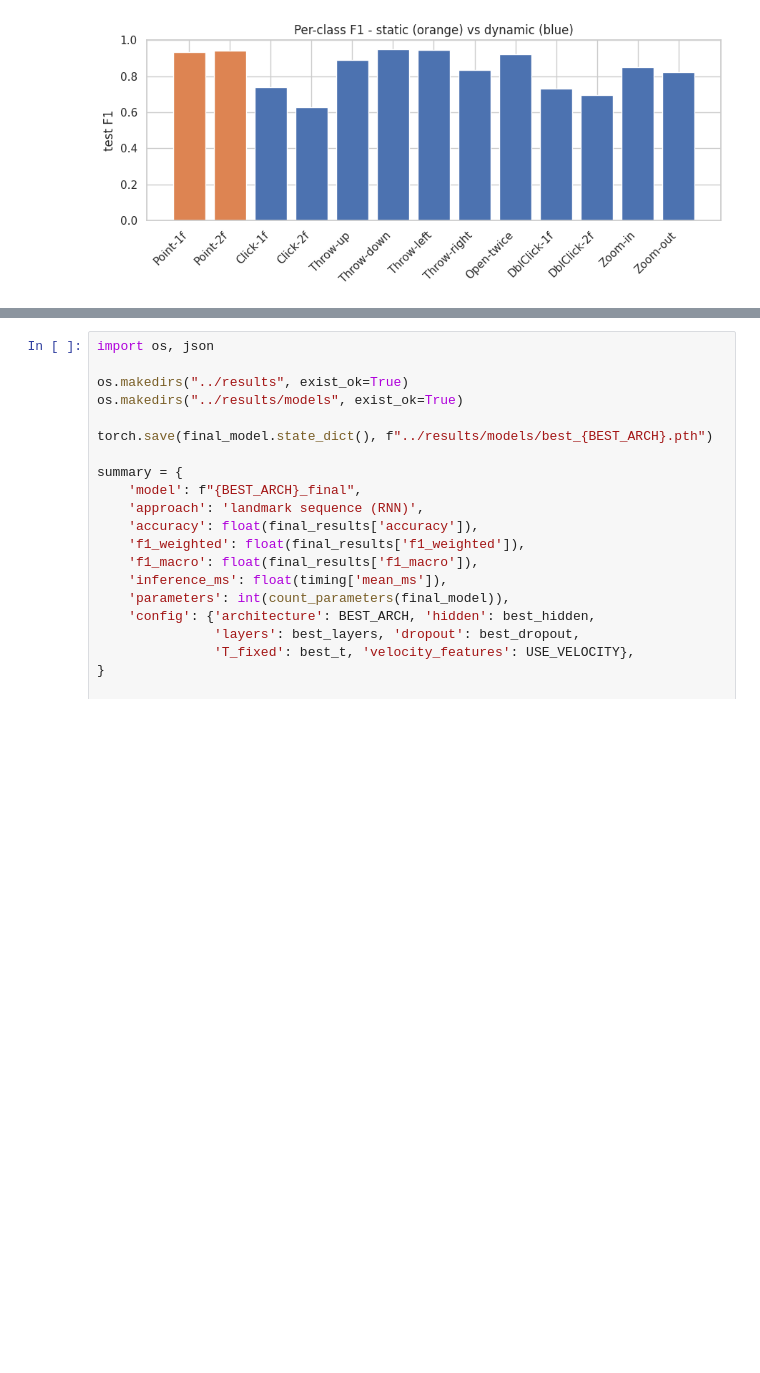
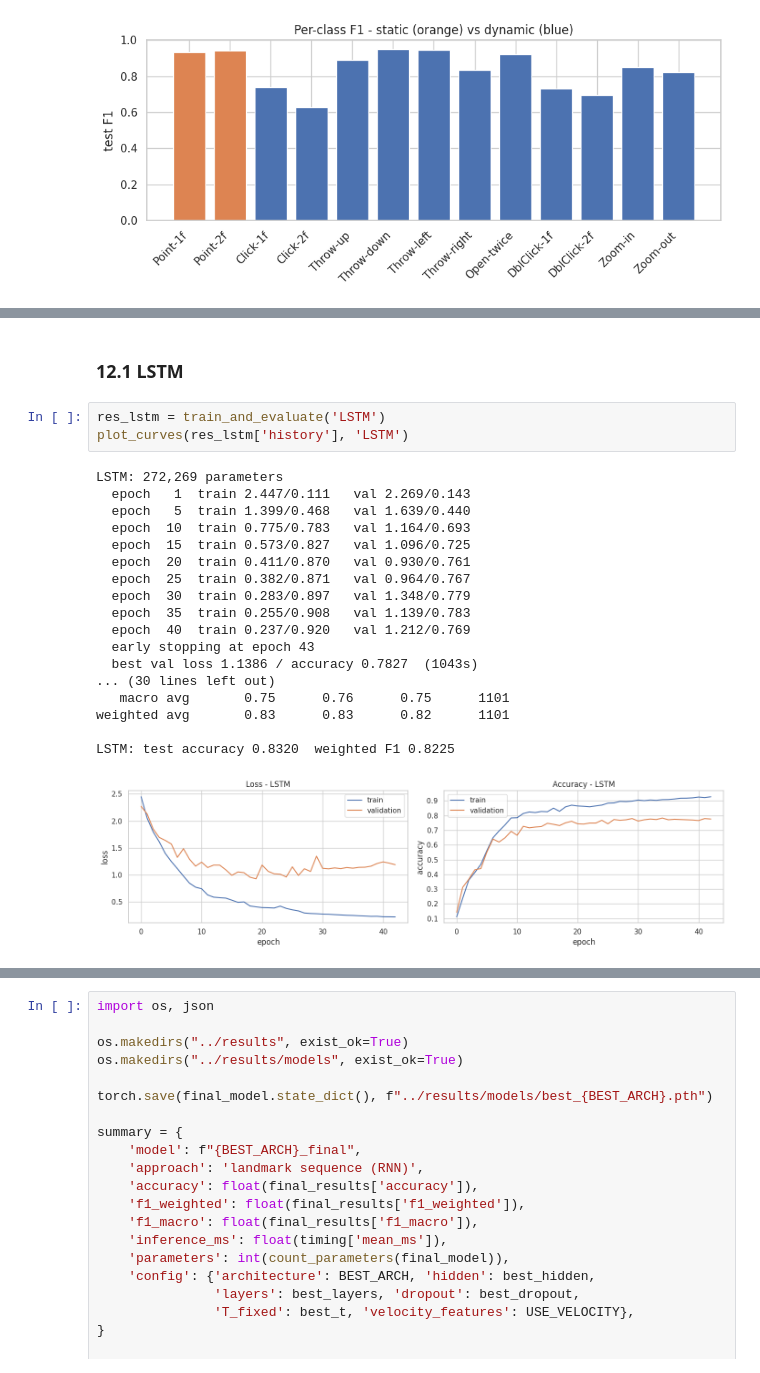
Before and after one commit to lanamatic/video-hand-gesture-recognition, a Jupyter notebook: notebooks/lstm_models.ipynb, the cells around one changed output, grey strips where cells are left out. Cells and saved outputs as stored; diff of their text form; blank space fills up the shorter version.

```diff
--- a/notebooks/lstm_models.ipynb
+++ b/notebooks/lstm_models.ipynb
@@ -668,0 +817,24 @@ static   0.938  0.933  0.943      2
+# %% [markdown]
+### 12.1 LSTM
+# %%
+res_lstm = train_and_evaluate('LSTM')
+plot_curves(res_lstm['history'], 'LSTM')
+# %% [output]
+LSTM: 272,269 parameters
+  epoch   1  train 2.447/0.111   val 2.269/0.143
+  epoch   5  train 1.399/0.468   val 1.639/0.440
+  epoch  10  train 0.775/0.783   val 1.164/0.693
+  epoch  15  train 0.573/0.827   val 1.096/0.725
+  epoch  20  train 0.411/0.870   val 0.930/0.761
+  epoch  25  train 0.382/0.871   val 0.964/0.767
+  epoch  30  train 0.283/0.897   val 1.348/0.779
+  epoch  35  train 0.255/0.908   val 1.139/0.783
+  epoch  40  train 0.237/0.920   val 1.212/0.769
+  early stopping at epoch 43
+  best val loss 1.1386 / accuracy 0.7827  (1043s)
+... (30 lines left out)
+   macro avg       0.75      0.76      0.75      1101
+weighted avg       0.83      0.83      0.82      1101
+
+LSTM: test accuracy 0.8320  weighted F1 0.8225
+[figure, added]
```
Also changed, not shown: parts of 27 cells of this notebook, 12 other files.
